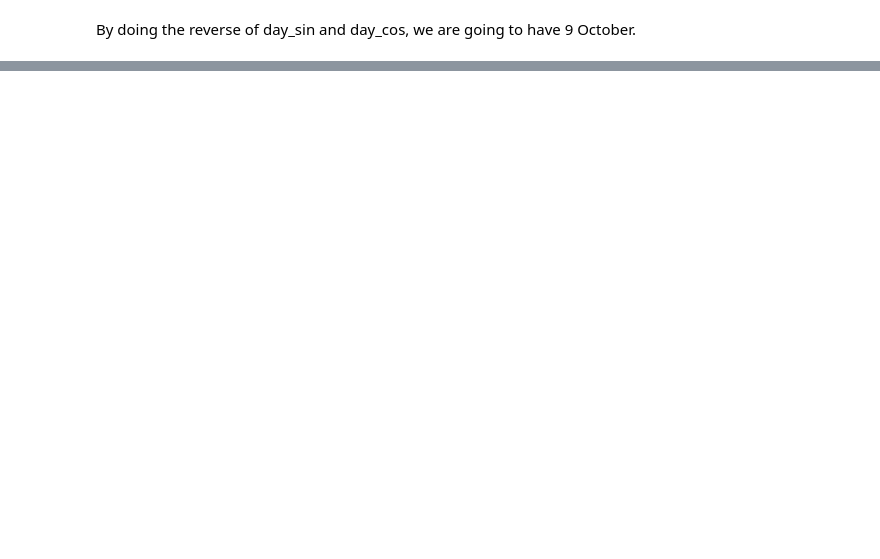
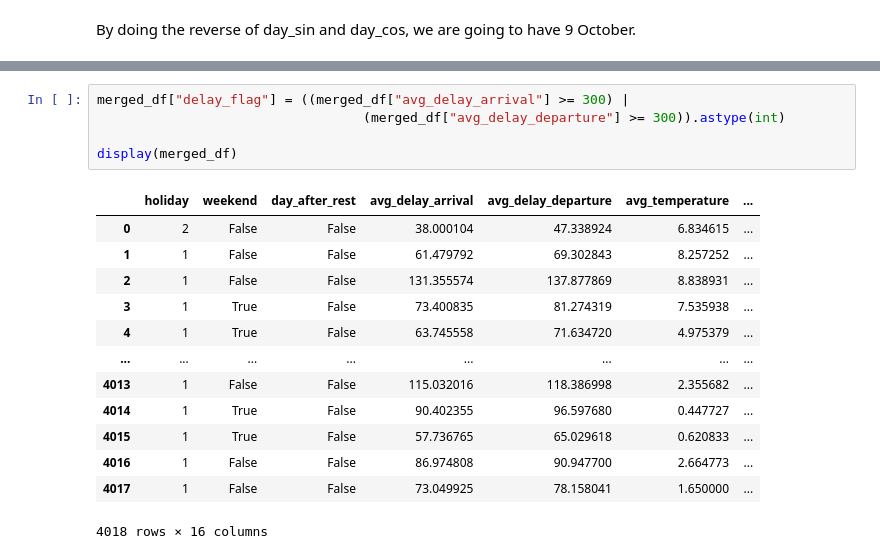
Before and after one commit to LeiY769/DataProject, a Jupyter notebook: Modeling/regression.ipynb, the cells around one changed output, grey strips where cells are left out. Saved outputs shown, nothing was run; the diff lists cells and outputs as text; blank space fills up the shorter version.

```diff
--- a/Modeling/regression.ipynb
+++ b/Modeling/regression.ipynb
@@ -668,0 +614,19 @@ By doing the reverse of day_sin and day_cos, we are going to have 9 October.
+# %%
+merged_df["delay_flag"] = ((merged_df["avg_delay_arrival"] >= 300) |
+                                  (merged_df["avg_delay_departure"] >= 300)).astype(int)
+
+display(merged_df)
+# %% [output]
+|  | holiday | weekend | day_after_rest | avg_delay_arrival | avg_delay_departure | avg_temperature | ... |
+| 0 | 2 | False | False | 38.000104 | 47.338924 | 6.834615 | ... |
+| 1 | 1 | False | False | 61.479792 | 69.302843 | 8.257252 | ... |
+| 2 | 1 | False | False | 131.355574 | 137.877869 | 8.838931 | ... |
+| 3 | 1 | True | False | 73.400835 | 81.274319 | 7.535938 | ... |
+| 4 | 1 | True | False | 63.745558 | 71.634720 | 4.975379 | ... |
+| ... | ... | ... | ... | ... | ... | ... | ... |
+| 4013 | 1 | False | False | 115.032016 | 118.386998 | 2.355682 | ... |
+| 4014 | 1 | True | False | 90.402355 | 96.597680 | 0.447727 | ... |
+| 4015 | 1 | True | False | 57.736765 | 65.029618 | 0.620833 | ... |
+| 4016 | 1 | False | False | 86.974808 | 90.947700 | 2.664773 | ... |
+| 4017 | 1 | False | False | 73.049925 | 78.158041 | 1.650000 | ... |
+4018 rows × 16 columns
```
Also changed, not shown: parts of 32 cells of this notebook, 1 other file.
